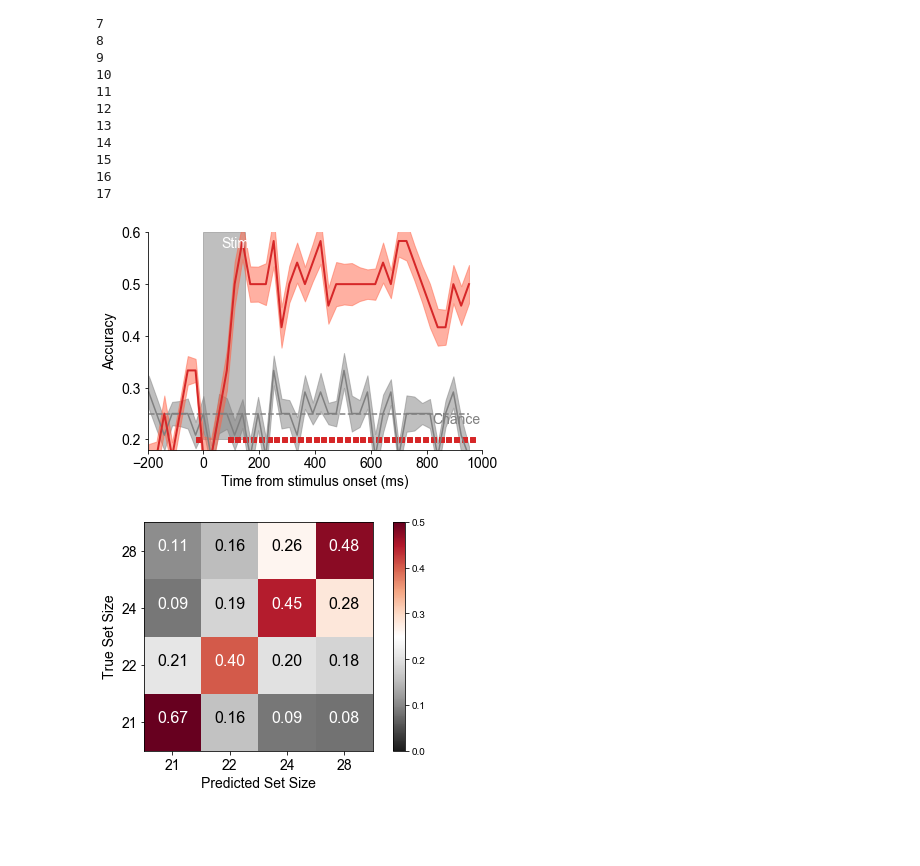
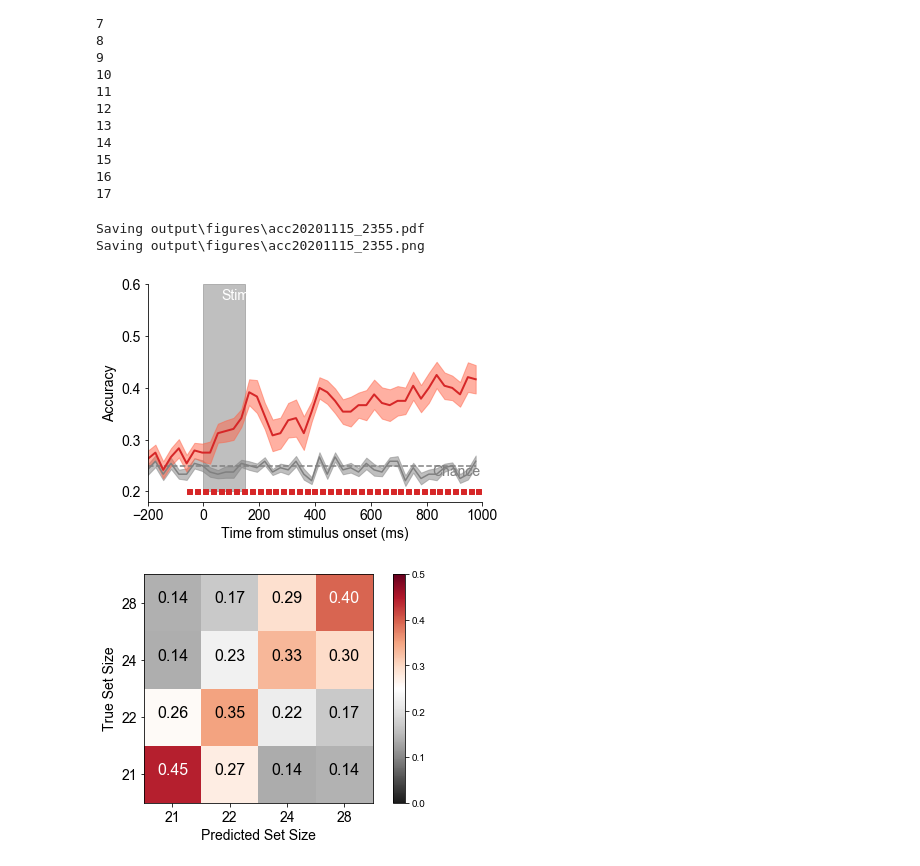
Before and after one commit to WilliamThyer/decode_ltm_from_wm, a Jupyter notebook: decode_load.ipynb, the cells around one changed output. Cells and saved outputs as stored; diff of their text form; code cells hidden in the pictures; blank space fills up the shorter version.

```diff
--- a/decode_load.ipynb
+++ b/decode_load.ipynb
@@ -31,6 +28,6 @@ xdata_all = np.empty((exp.nsub),dtype='object')
 ydata_all = np.empty((exp.nsub),dtype='object')
 for isub in range(exp.nsub):
      xdata,ydata= exp.load_eeg(isub, xdata_var_name='wm_xdata',ydata_var_name='wm_ydata')
-     xdata = calc_power(xdata,exp,8,12)
+     xdata = calc_power(xdata,exp,8,13)
      xdata = exp.trim_epochs(xdata,start=-200,end=1000)
      xdata_all[isub], ydata_all[isub] = xdata, ydata
@@ -63,7 +41,7 @@ erp.plot_conditions(xdata_all,ydata_all,electrode_subset = ('P'),conditions = [2
 time_window = 30
 time_step = 30
 trial_average = 10
-n_splits = 3
+n_splits = 30
 group_dict = {0:[21],1:[22],2:[24],3:[28]}
 wrangl = decode_eeg.Wrangler(exp.info['times'],time_window,time_step,trial_average,n_splits,group_dict)
 
@@ -100,13 +78,15 @@ for isub in range(exp.nsub):
 # %%
 interp = decode_eeg.Interpreter(clfr)
 # %%
-interp.plot_acc(significance_testing=1,savefig=0,ylim=[.18,.6])
+interp.plot_acc(significance_testing=1,savefig=1,ylim=[.18,.6])
 # %% [output]
+Saving output\figures\acc20201115_2355.pdf
+Saving output\figures\acc20201115_2355.png
-[figure, old version]
+[figure, new version]
 # %%
 interp.plot_conf_mat(lower=.0,upper=.5,savefig=0)
 # %% [output]
-[figure, old version]
+[figure, new version]
 # %%
 def calc_power(xdata,exp,lower=None,upper=None,lower_upper_list=None):
     info = mne.create_info(list(exp.info['electrode_labels']),int(exp.info['sampling_rate']),'eeg')
```
Also changed, not shown: parts of 4 cells of this notebook, 1 other file.
